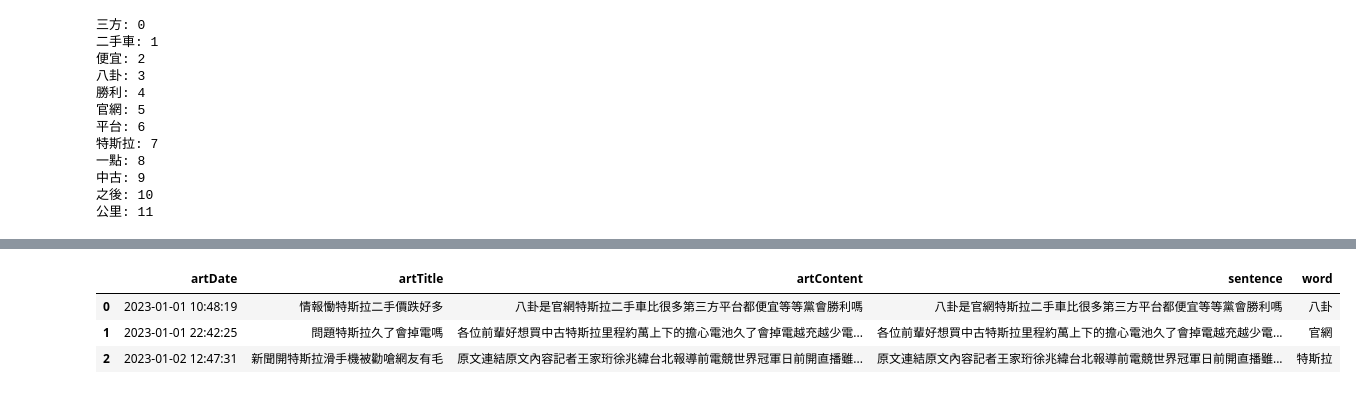
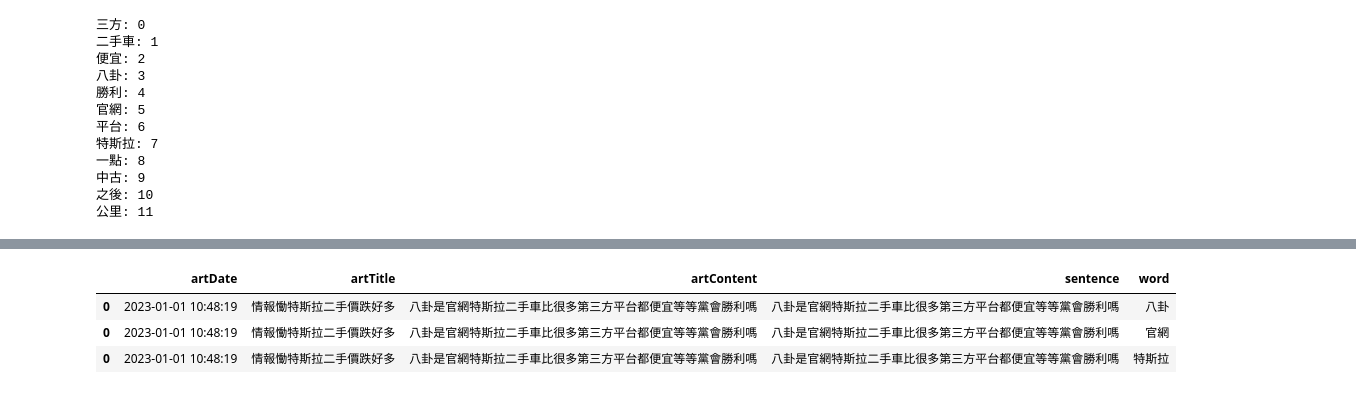
Before and after one commit to weiyu9805/SMA_project, a Jupyter notebook: 林憲聰/Tesla Analysis.ipynb, the cells around one changed output, grey strips where cells are left out. Saved outputs shown, nothing was run; the diff lists cells and outputs as text; code cells hidden in the pictures.

```diff
--- a/林憲聰/Tesla Analysis.ipynb
+++ b/林憲聰/Tesla Analysis.ipynb
@@ -527,12 +564,18 @@ raw_data
 # %%
 data = MetaData.copy()
 
-# 斷詞、去除停用字並將word欄位展開
-data['word'] = data.sentence.apply(getToken).explode('word')
+# 對 'sentence' 欄位應用斷詞函數
+data['words'] = data['sentence'].apply(getToken)
+
+# 將 'words' 欄位展開成多行
+data = data.explode('words')
+
+# 將展開後的 'words' 欄位重命名為 'word'
+data = data.rename(columns={'words': 'word'})
 
 data.head(3)
 # %% [output]
 |  | artDate | artTitle | artContent | sentence | word |
 | 0 | 2023-01-01 10:48:19 | 情報慟特斯拉二手價跌好多 | 八卦是官網特斯拉二手車比很多第三方平台都便宜等等黨會勝利嗎 | 八卦是官網特斯拉二手車比很多第三方平台都便宜等等黨會勝利嗎 | 八卦 |
-| 1 | 2023-01-01 22:42:25 | 問題特斯拉久了會掉電嗎 | 各位前輩好想買中古特斯拉里程約萬上下的擔心電池久了會掉電越充越少電... | 各位前輩好想買中古特斯拉里程約萬上下的擔心電池久了會掉電越充越少電... | 官網 |
-| 2 | 2023-01-02 12:47:31 | 新聞開特斯拉滑手機被勸嗆網友有毛 | 原文連結原文內容記者王家珩徐兆緯台北報導前電競世界冠軍日前開直播雖... | 原文連結原文內容記者王家珩徐兆緯台北報導前電競世界冠軍日前開直播雖... | 特斯拉 |
+| 0 | 2023-01-01 10:48:19 | 情報慟特斯拉二手價跌好多 | 八卦是官網特斯拉二手車比很多第三方平台都便宜等等黨會勝利嗎 | 八卦是官網特斯拉二手車比很多第三方平台都便宜等等黨會勝利嗎 | 官網 |
+| 0 | 2023-01-01 10:48:19 | 情報慟特斯拉二手價跌好多 | 八卦是官網特斯拉二手車比很多第三方平台都便宜等等黨會勝利嗎 | 八卦是官網特斯拉二手車比很多第三方平台都便宜等等黨會勝利嗎 | 特斯拉 |
```
Also changed, not shown: parts of 76 cells of this notebook, 26 other files.
